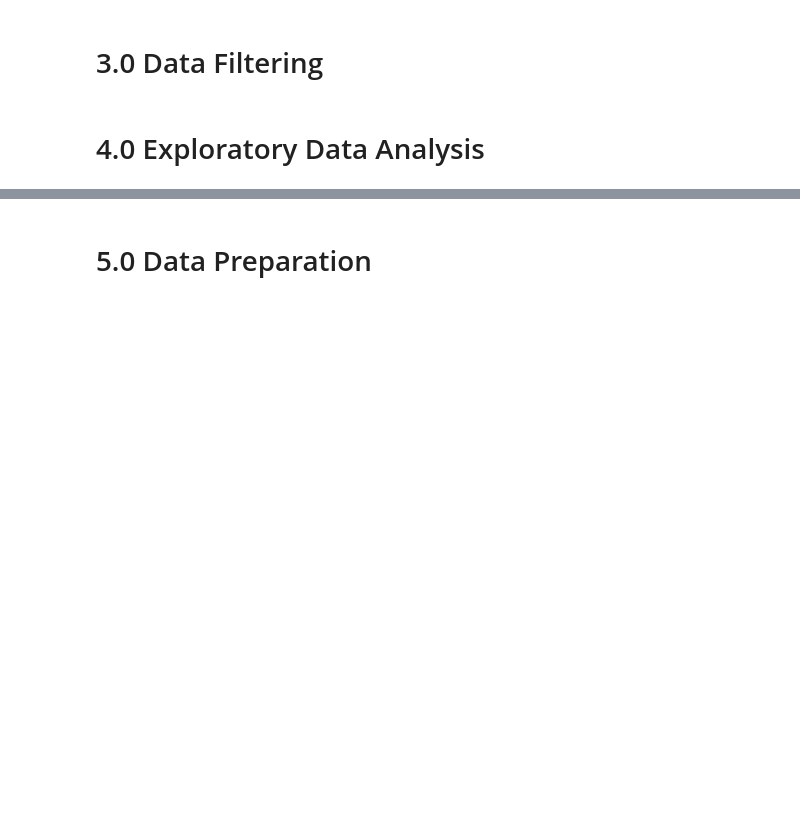
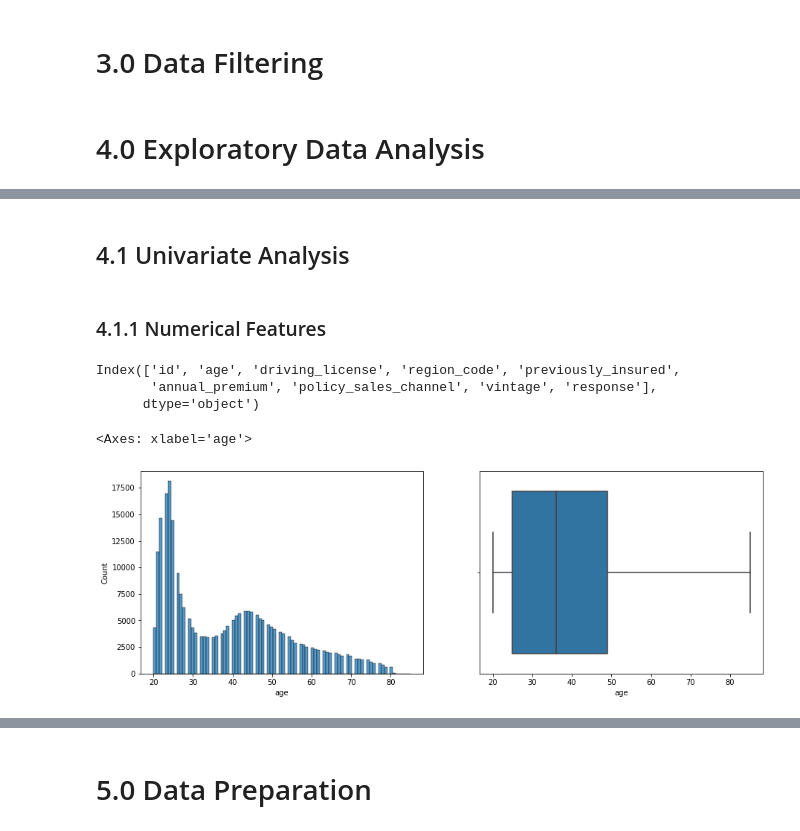
Before and after one commit to alexandrerod/health_insurance_cross_sell, a Jupyter notebook: notebooks/heath_insurance.ipynb, the cells around one changed output, grey strips where cells are left out. Cells and saved outputs as stored; diff of their text form; code cells hidden in the pictures; blank space fills up the shorter version.

```diff
--- a/notebooks/heath_insurance.ipynb
+++ b/notebooks/heath_insurance.ipynb
@@ -58,5 +70,7 @@ df_test = pd.concat([X_test, y_test], axis=1)
 # %% [markdown]
 # 1.0 Data Description
+# %%
+df1 = df_train.copy()
 # %% [markdown]
 
 - 'id': 	'Unique ID for the customer',
@@ -86,4 +174,6 @@ df_test = pd.concat([X_test, y_test], axis=1)
 # %% [markdown]
 # 2.0 Feature Engineering
+# %%
+df2 = df1.copy()
 # %% [markdown]
 ## 2.1 Hypothesis Map
@@ -90,4 +189,9 @@ df_test = pd.concat([X_test, y_test], axis=1)
 # %% [markdown]
 # 3.0 Data Filtering
+# %%
+df3 = df2.copy()
 # %% [markdown]
 # 4.0 Exploratory Data Analysis
+# %%
+df4 = df3.copy()
+df4.sample(5)
@@ -93,0 +205,20 @@ df_test = pd.concat([X_test, y_test], axis=1)
+# %% [markdown]
+## 4.1 Univariate Analysis
+# %% [markdown]
+### 4.1.1 Numerical Features
+# %%
+df4.select_dtypes(include=['int64','float64']).columns
+# %% [output]
+Index(['id', 'age', 'driving_license', 'region_code', 'previously_insured',
+       'annual_premium', 'policy_sales_channel', 'vintage', 'response'],
+      dtype='object')
+# %%
+#Age  - Client Age
+plt.figure(figsize=(15,5))
+plt.subplot(1,2,1)
+sns.histplot(data=df4, x='age')
+plt.subplot(1,2,2)
+sns.boxplot(data=df4, x='age')
+# %% [output]
+<Axes: xlabel='age'>
+[figure, added]
```
Also changed, not shown: parts of 39 cells of this notebook.
